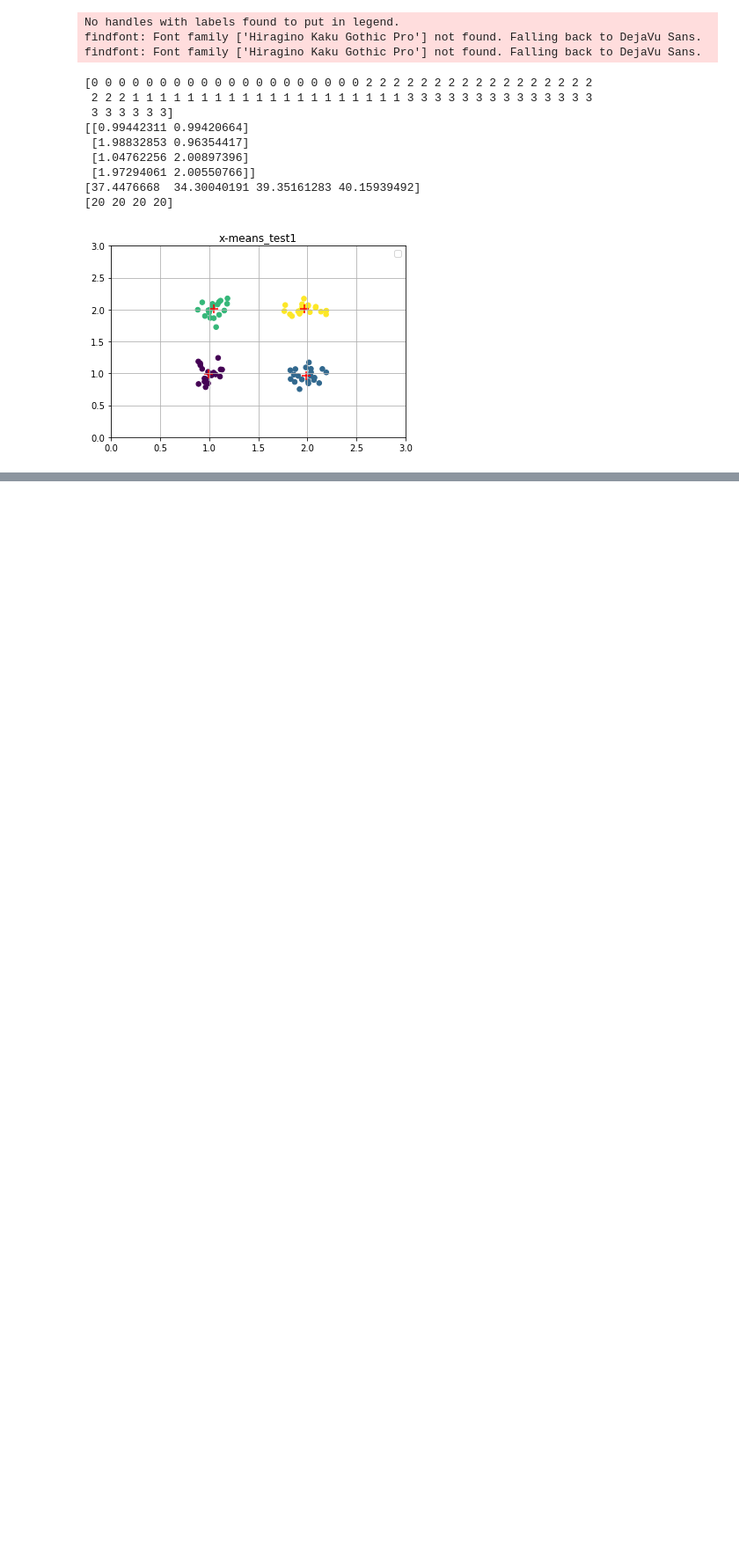
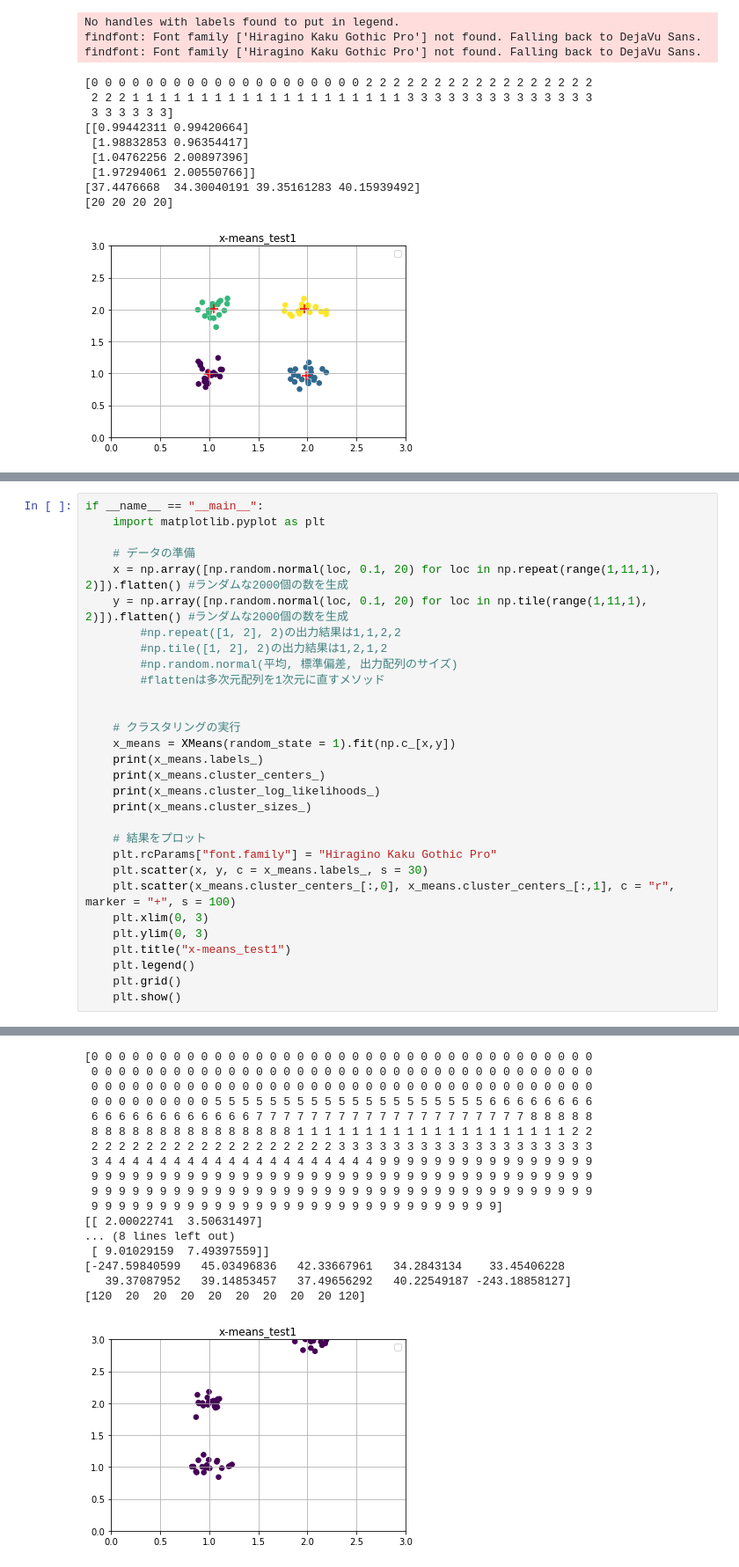
Before and after one commit to StoneRIeverKS/clustering_scripts, a Jupyter notebook: X-means_basis.ipynb, the cells around one changed output, grey strips where cells are left out. Shown: that part at 88% size. Cells and saved outputs as stored; diff of their text form; blank space fills up the shorter version.

```diff
--- a/X-means_basis.ipynb
+++ b/X-means_basis.ipynb
@@ -142,0 +143,31 @@ array([1, 2, 1, 2])
+# %%
+if __name__ == "__main__":
+    import matplotlib.pyplot as plt
+
+    # データの準備
+    x = np.array([np.random.normal(loc, 0.1, 20) for loc in np.repeat(range(1,11,1), 2)]).flatten() #ランダムな2000個の数を生成
+    y = np.array([np.random.normal(loc, 0.1, 20) for loc in np.tile(range(1,11,1), 2)]).flatten() #ランダムな2000個の数を生成
+        #np.repeat([1, 2], 2)の出力結果は1,1,2,2
+        #np.tile([1, 2], 2)の出力結果は1,2,1,2
+        #np.random.normal(平均, 標準偏差, 出力配列のサイズ)
+        #flattenは多次元配列を1次元に直すメソッド
+
+
+    # クラスタリングの実行
+    x_means = XMeans(random_state = 1).fit(np.c_[x,y])
+    print(x_means.labels_)
+    print(x_means.cluster_centers_)
+    print(x_means.cluster_log_likelihoods_)
+    print(x_means.cluster_sizes_)
+
+    # 結果をプロット
+    plt.rcParams["font.family"] = "Hiragino Kaku Gothic Pro"
+    plt.scatter(x, y, c = x_means.labels_, s = 30)
+    plt.scatter(x_means.cluster_centers_[:,0], x_means.cluster_centers_[:,1], c = "r", marker = "+", s = 100)
+    plt.xlim(0, 3)
+    plt.ylim(0, 3)
+    plt.title("x-means_test1")
+    plt.legend()
+    plt.grid()
+    plt.show()
+# %% [output]
@@ -142,0 +177,18 @@ array([1, 2, 1, 2])
+[0 0 0 0 0 0 0 0 0 0 0 0 0 0 0 0 0 0 0 0 0 0 0 0 0 0 0 0 0 0 0 0 0 0 0 0 0
+ 0 0 0 0 0 0 0 0 0 0 0 0 0 0 0 0 0 0 0 0 0 0 0 0 0 0 0 0 0 0 0 0 0 0 0 0 0
+ 0 0 0 0 0 0 0 0 0 0 0 0 0 0 0 0 0 0 0 0 0 0 0 0 0 0 0 0 0 0 0 0 0 0 0 0 0
+ 0 0 0 0 0 0 0 0 0 5 5 5 5 5 5 5 5 5 5 5 5 5 5 5 5 5 5 5 5 6 6 6 6 6 6 6 6
+ 6 6 6 6 6 6 6 6 6 6 6 6 7 7 7 7 7 7 7 7 7 7 7 7 7 7 7 7 7 7 7 7 8 8 8 8 8
+ 8 8 8 8 8 8 8 8 8 8 8 8 8 8 8 1 1 1 1 1 1 1 1 1 1 1 1 1 1 1 1 1 1 1 1 2 2
+ 2 2 2 2 2 2 2 2 2 2 2 2 2 2 2 2 2 2 3 3 3 3 3 3 3 3 3 3 3 3 3 3 3 3 3 3 3
+ 3 4 4 4 4 4 4 4 4 4 4 4 4 4 4 4 4 4 4 4 4 9 9 9 9 9 9 9 9 9 9 9 9 9 9 9 9
+ 9 9 9 9 9 9 9 9 9 9 9 9 9 9 9 9 9 9 9 9 9 9 9 9 9 9 9 9 9 9 9 9 9 9 9 9 9
+ 9 9 9 9 9 9 9 9 9 9 9 9 9 9 9 9 9 9 9 9 9 9 9 9 9 9 9 9 9 9 9 9 9 9 9 9 9
+ 9 9 9 9 9 9 9 9 9 9 9 9 9 9 9 9 9 9 9 9 9 9 9 9 9 9 9 9 9 9]
+[[ 2.00022741  3.50631497]
+... (8 lines left out)
+ [ 9.01029159  7.49397559]]
+[-247.59840599   45.03496836   42.33667961   34.2843134    33.45406228
+   39.37087952   39.14853457   37.49656292   40.22549187 -243.18858127]
+[120  20  20  20  20  20  20  20  20 120]
+[figure, added]
```
Also changed, not shown: parts of 6 cells of this notebook.
